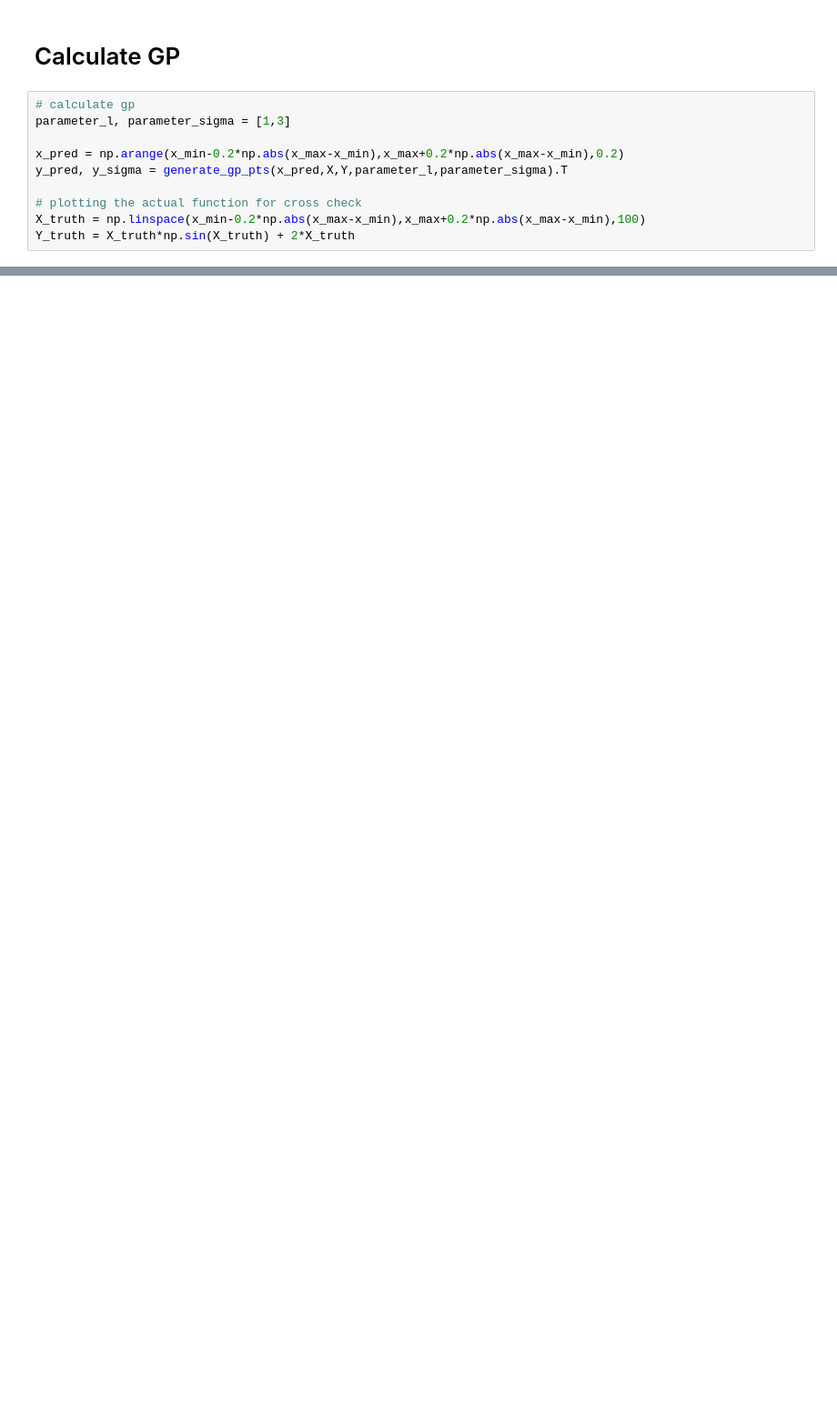
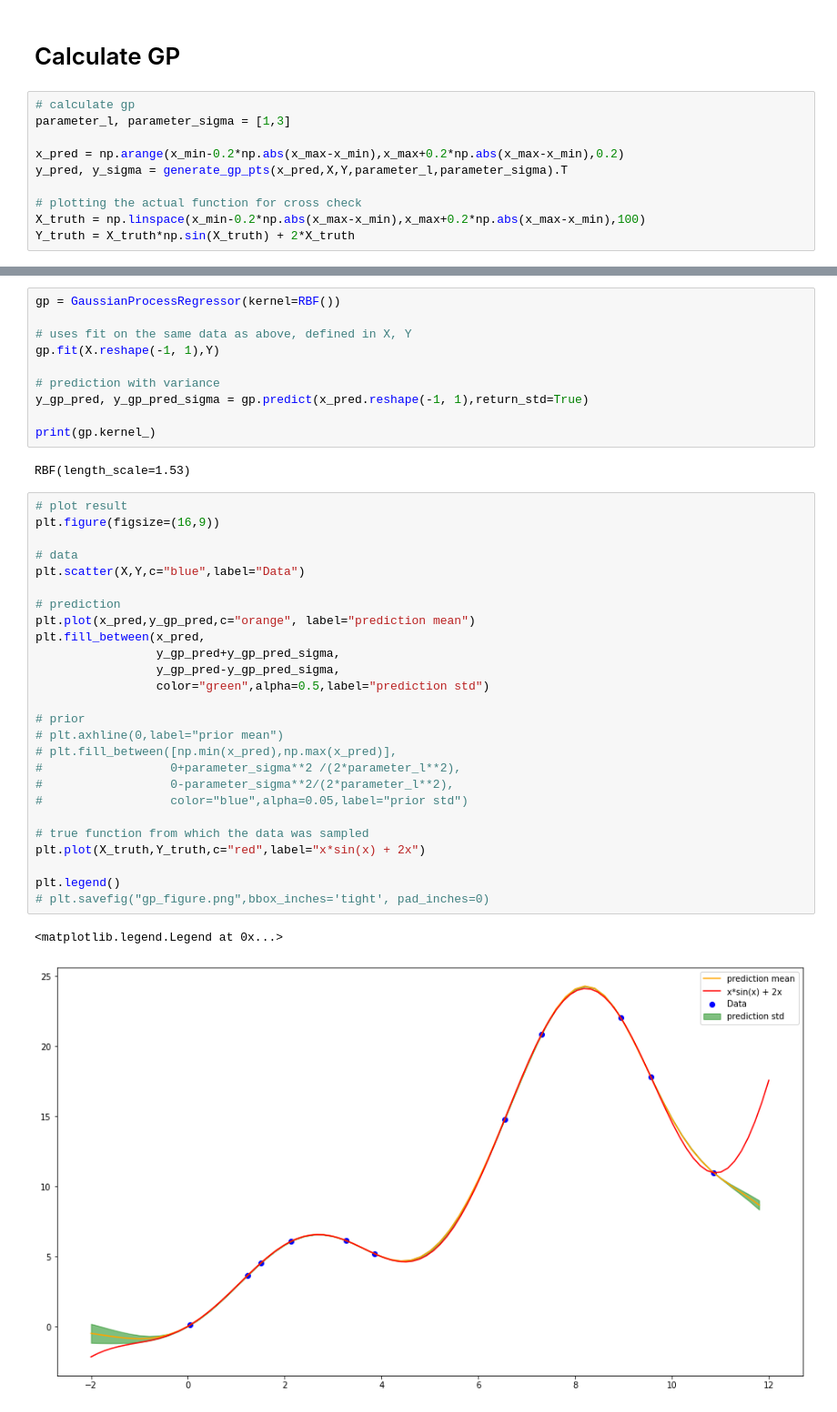
Before and after one commit to PaulTeco/lecture_materials, a Jupyter notebook: gaussian_process.ipynb, the cells around one changed output, grey strips where cells are left out. Shown at 91% size. Drawn from its saved outputs; the diff is of its cells as text; blank space fills up the shorter version.

```diff
--- a/gaussian_process.ipynb
+++ b/gaussian_process.ipynb
@@ -101,0 +107,41 @@ plt.legend()
+# %%
+gp = GaussianProcessRegressor(kernel=RBF())
+
+# uses fit on the same data as above, defined in X, Y
+gp.fit(X.reshape(-1, 1),Y)
+
+# prediction with variance
+y_gp_pred, y_gp_pred_sigma = gp.predict(x_pred.reshape(-1, 1),return_std=True)
+
+print(gp.kernel_)
+# %% [output]
+RBF(length_scale=1.53)
+# %%
+# plot result
+plt.figure(figsize=(16,9))
+
+# data
+plt.scatter(X,Y,c="blue",label="Data")
+
+# prediction
+plt.plot(x_pred,y_gp_pred,c="orange", label="prediction mean")
+plt.fill_between(x_pred,
+                 y_gp_pred+y_gp_pred_sigma,
+                 y_gp_pred-y_gp_pred_sigma,
+                 color="green",alpha=0.5,label="prediction std")
+
+# prior
+# plt.axhline(0,label="prior mean")
+# plt.fill_between([np.min(x_pred),np.max(x_pred)],
+#                  0+parameter_sigma**2 /(2*parameter_l**2),
+#                  0-parameter_sigma**2/(2*parameter_l**2),
+#                  color="blue",alpha=0.05,label="prior std")
+
+# true function from which the data was sampled
+plt.plot(X_truth,Y_truth,c="red",label="x*sin(x) + 2x")
+
+plt.legend()
+# plt.savefig("gp_figure.png",bbox_inches='tight', pad_inches=0)
+# %% [output]
+<matplotlib.legend.Legend at 0x...>
+[figure, added]
```
Also changed, not shown: parts of 4 cells of this notebook.
